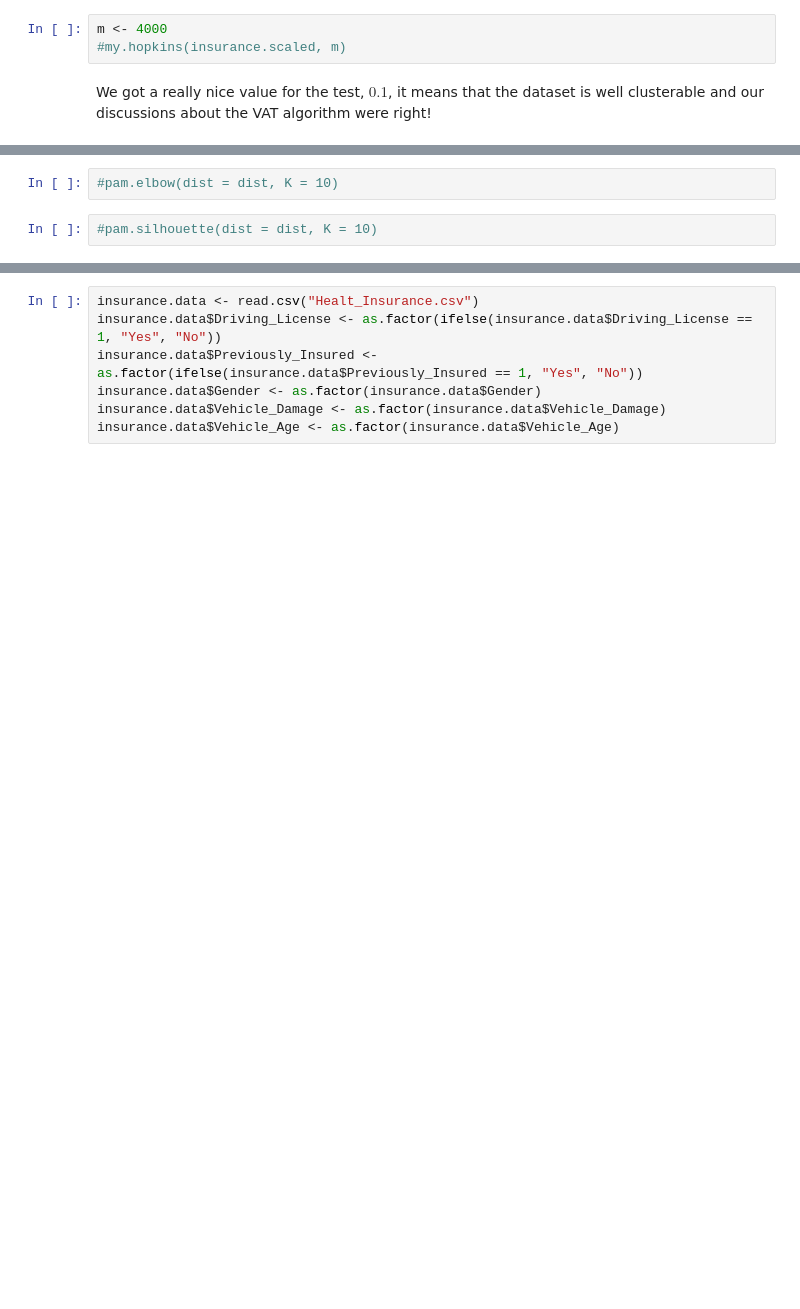
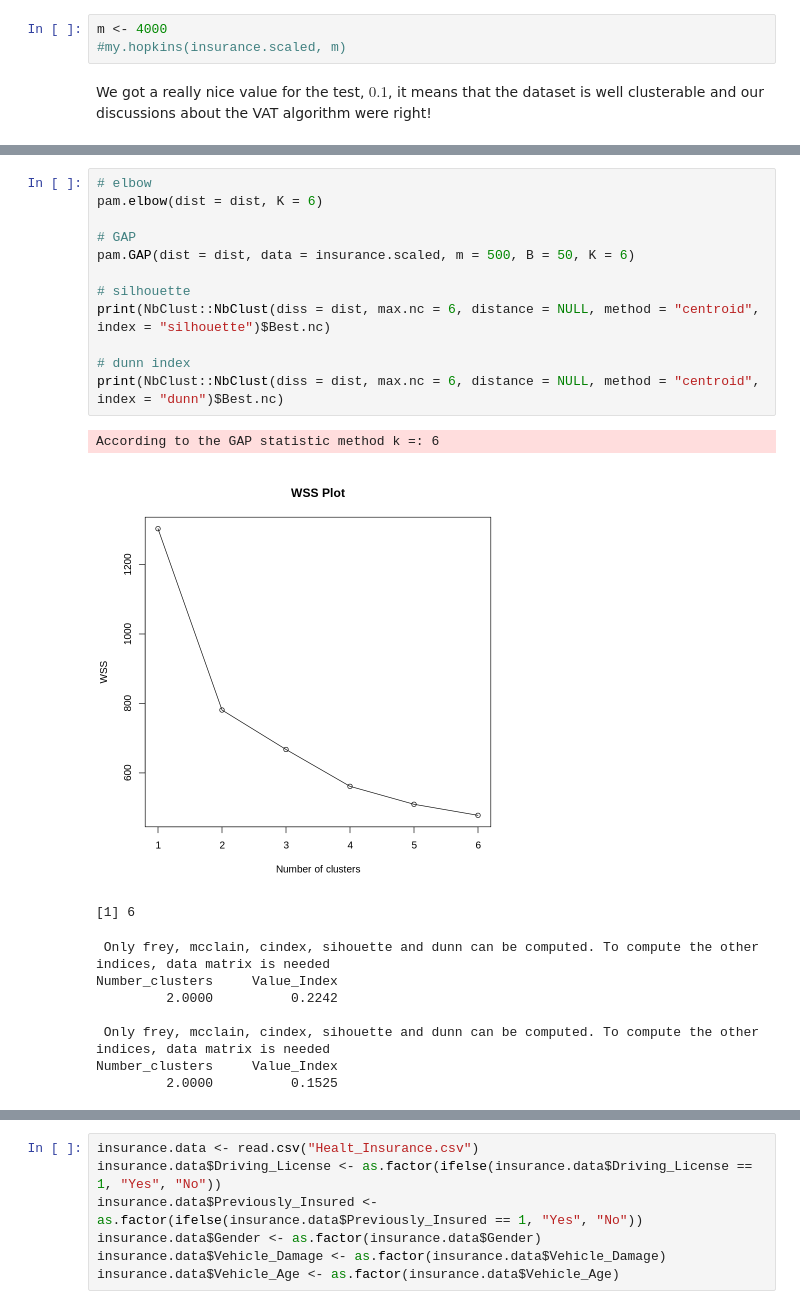
Before and after one commit to biagio-incardona/biagio-incardona.github.io, a Jupyter notebook: Report_Incardona_Biagio.ipynb, the cells around one changed output, grey strips where cells are left out. Saved outputs shown, nothing was run; the diff lists cells and outputs as text; blank space fills up the shorter version.

```diff
--- a/Report_Incardona_Biagio.ipynb
+++ b/Report_Incardona_Biagio.ipynb
@@ -1116,7 +1100,26 @@ pam.GAP <- function(dist, data, m, B, K){
   step4(B = B, K = K, art.obj.fun = art.obj.fun, gap = gap) -> k
   return(k)
 }
-# %%
-#pam.elbow(dist = dist, K = 10)
-# %%
-#pam.silhouette(dist = dist, K = 10)
+# %%
+# elbow
+pam.elbow(dist = dist, K = 6)
+
+# GAP
+pam.GAP(dist = dist, data = insurance.scaled, m = 500, B = 50, K = 6)
+
+# silhouette
+print(NbClust::NbClust(diss = dist, max.nc = 6, distance = NULL, method = "centroid", index = "silhouette")$Best.nc)
+
+# dunn index
+print(NbClust::NbClust(diss = dist, max.nc = 6, distance = NULL, method = "centroid", index = "dunn")$Best.nc)
+# %% [output]
+According to the GAP statistic method k =: 6
+[figure, added]
+[1] 6
+ Only frey, mcclain, cindex, sihouette and dunn can be computed. To compute the other indices, data matrix is needed
+Number_clusters     Value_Index
+         2.0000          0.2242
+
+ Only frey, mcclain, cindex, sihouette and dunn can be computed. To compute the other indices, data matrix is needed
+Number_clusters     Value_Index
+         2.0000          0.1525
```
Also changed, not shown: parts of 54 cells of this notebook.
